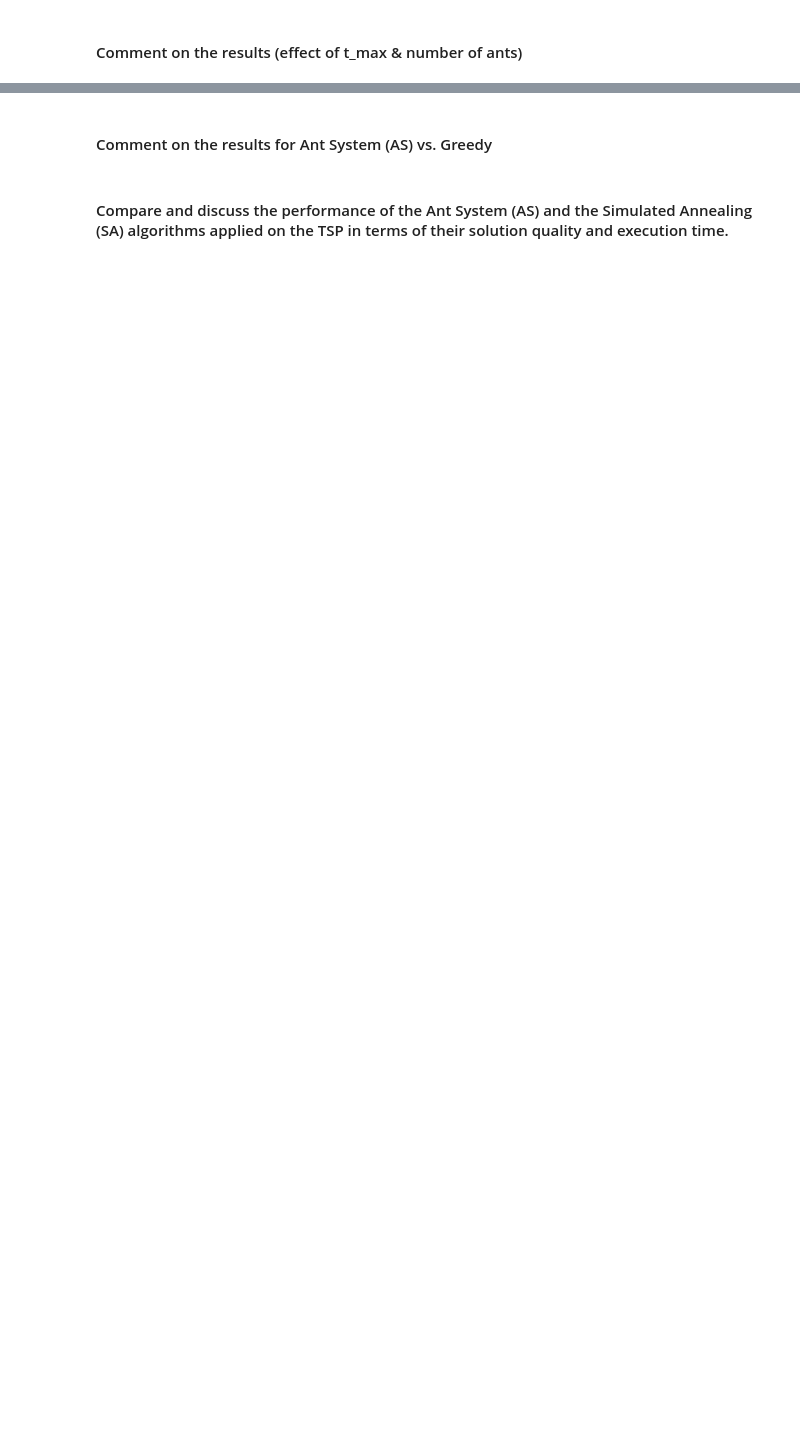
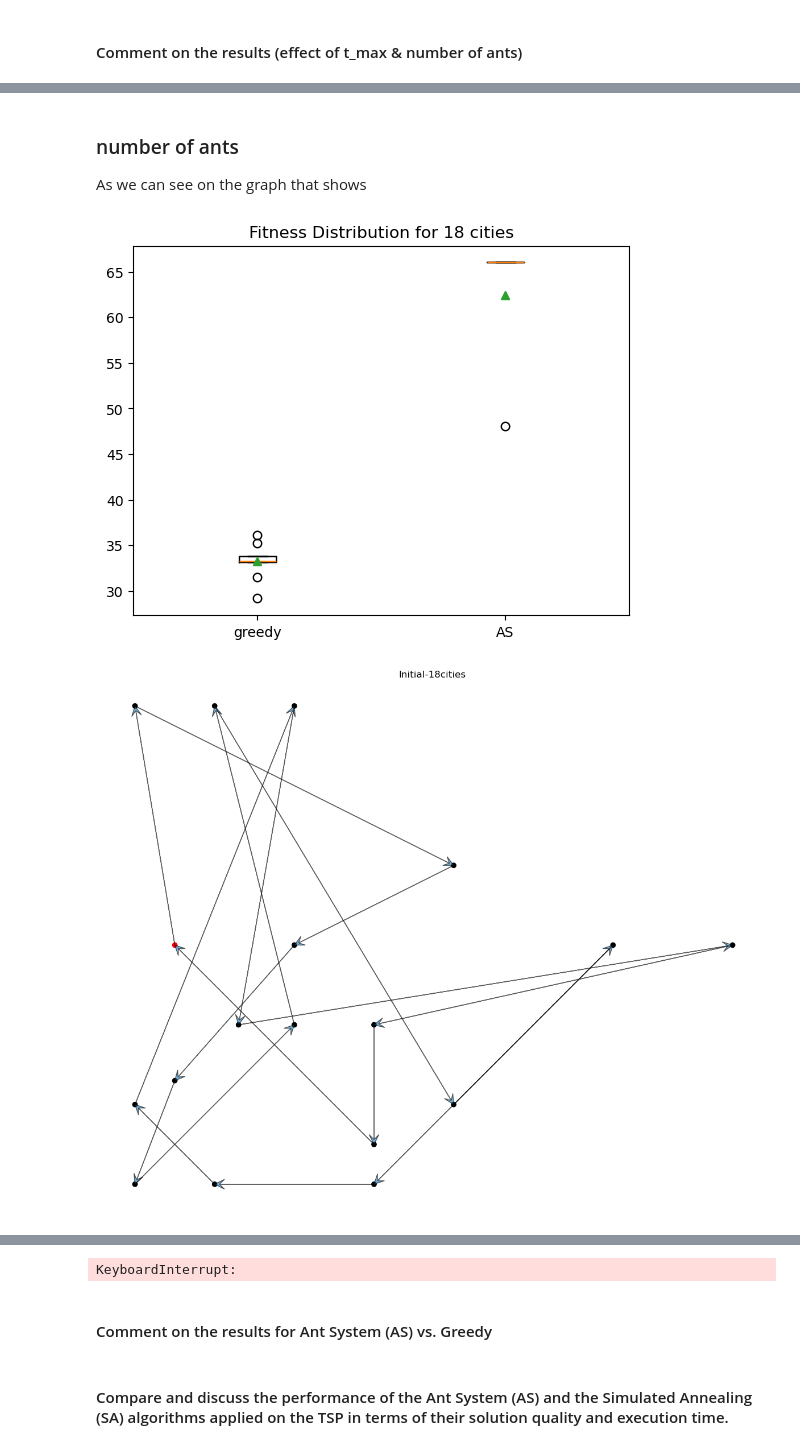
Before and after one commit to Arkanthara/metaheuristics_for_optimization, a Jupyter notebook: code/Donnet_Michel_Jean_Joseph_TP4_2024.ipynb, the cells around one changed output, grey strips where cells are left out. Cells and saved outputs as stored; diff of their text form; code cells hidden in the pictures; blank space fills up the shorter version.

```diff
--- a/code/Donnet_Michel_Jean_Joseph_TP4_2024.ipynb
+++ b/code/Donnet_Michel_Jean_Joseph_TP4_2024.ipynb
@@ -425,10 +427,16 @@ class AT:
 # %%
 data = cities_coordinates("../data/cities.dat")
 data2 = cities_coordinates("../data/cities2.dat")
-test = AT(data)
-results = test.find_greedy()
+at1 = AT(data)
+at2 = AT(data2)
+results = at2.find_greedy()
 print(f"Greedy path: {results[0]}")
 print(f"Greedy fitness: {results[1]}")
 print(f"Greedy time: {results[2]}")
-print(test.ant_path()[:2])
+# at2.compare_AS_tmax()
+# results = at2.find_AS(tmax=100, ants=20)
+# print(f"AS path: {results[0]}")
+# print(f"AS fitness: {results[1]}")
+# print(f"AS time: {results[2]}")
+# print(at2.ant_path()[:2])
 # %% [output]
@@ -472,6 +512,14 @@ at2.compare_AS_ants(g_fitness)
+# %% [markdown]
+### number of ants
+
+As we can see on the graph that shows
 # %%
 ## compare greedy vs AS for 'cities.dat', 'cities2.dat', and 50, 60, 80, & 100 cities' configurations
-compare_methods(setting=d_c1, filename="c1")
-compare_methods(setting=d_c2, filename="c2")
+at1.compare_methods(filename="c1")
+at2.compare_methods(filename="c2")
 for k in d_pt:
-    compare_methods(setting=d_pt[k], filename=f'dpt_{k}')
+    at = AT(np.random.rand(k, 3))
+    at.compare_methods(filename=f'dpt_{k}')
+# %% [output]
+[figure, added]
+[figure, added]
@@ -478,3 +536,4 @@ for k in d_pt:
+KeyboardInterrupt:
 # %% [markdown]
 #### Comment on the results for Ant System (AS) vs. Greedy
 # %% [markdown]
```
Also changed, not shown: parts of 7 cells of this notebook, 19 other files.
